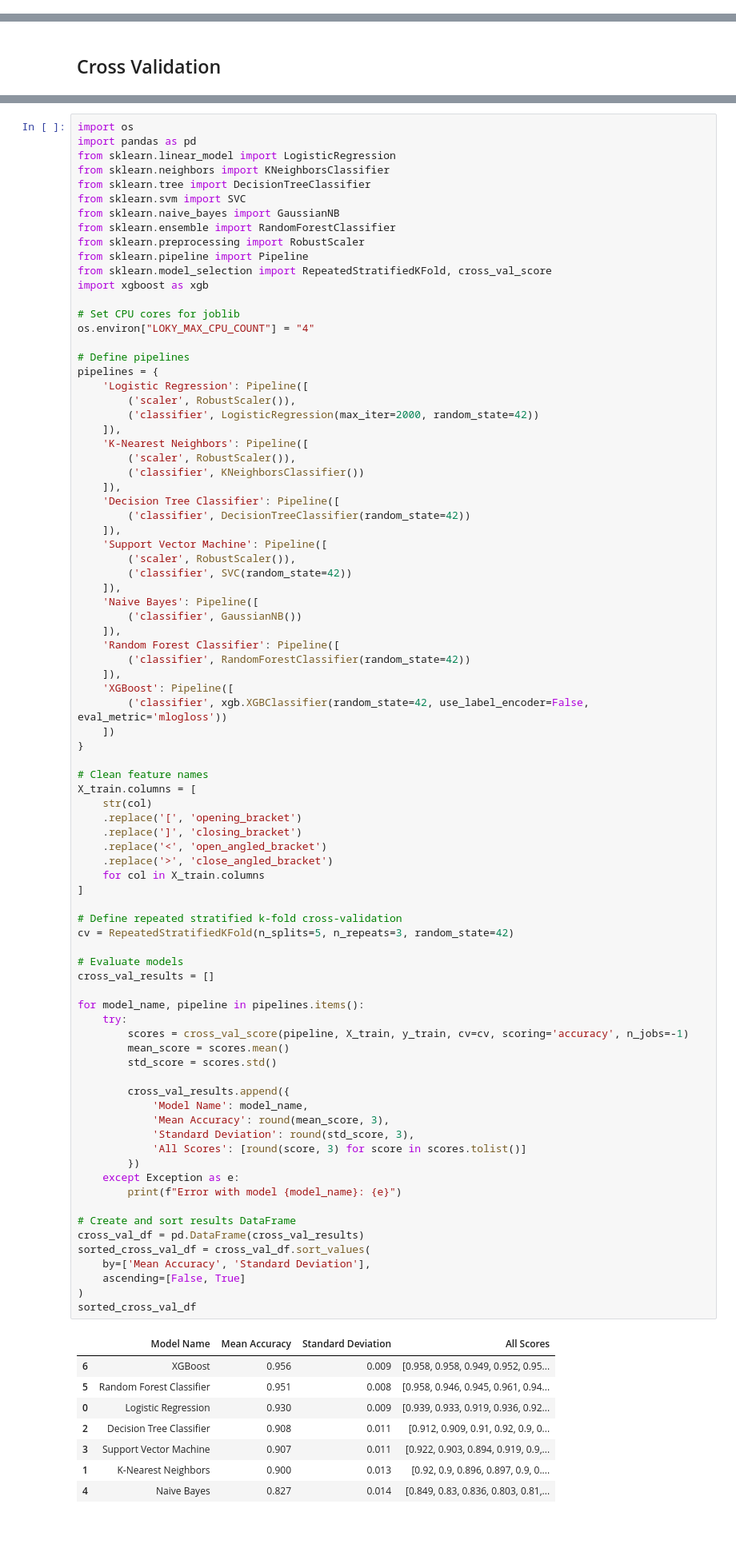
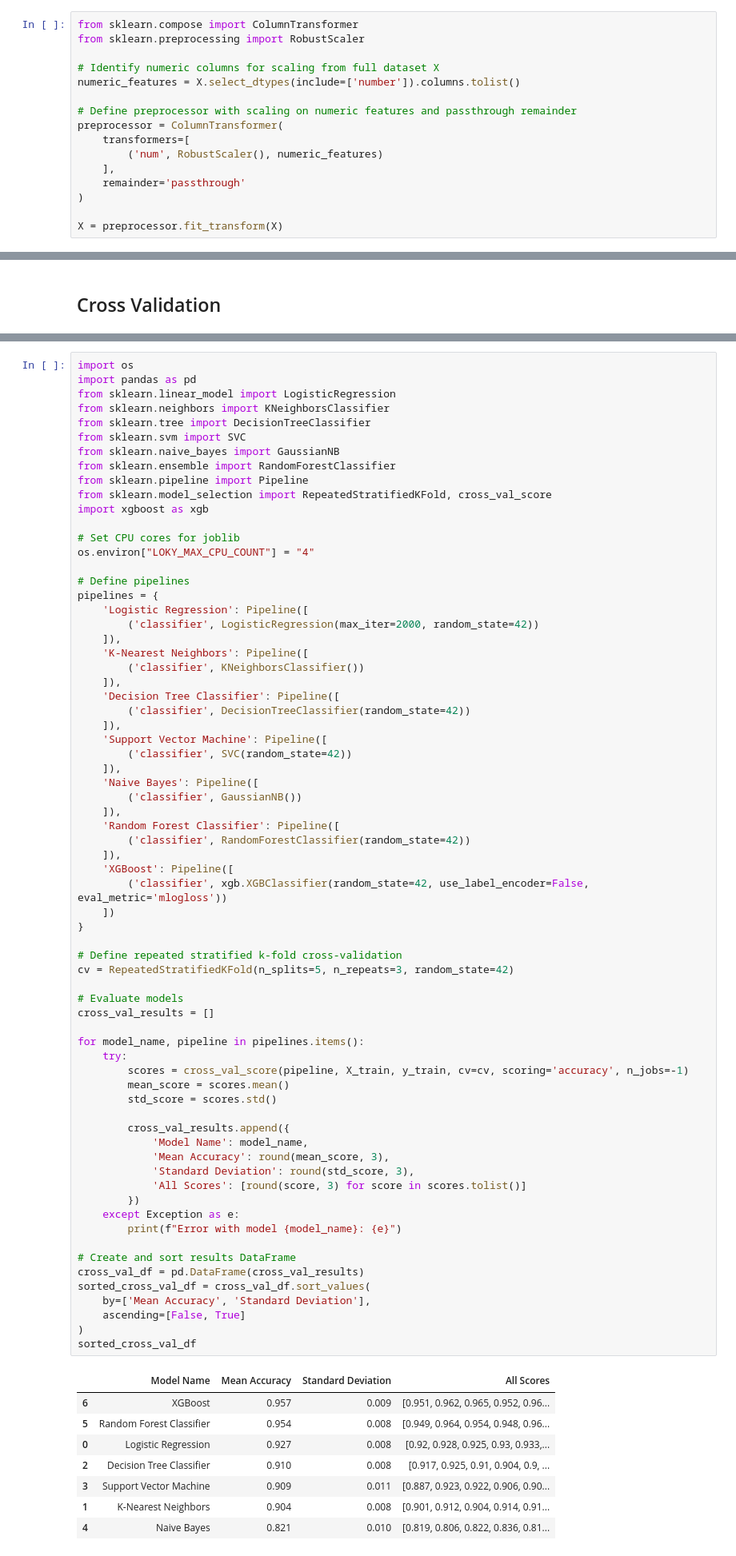
Before and after one commit to hansdarmawann/spambase-lgbm, a Jupyter notebook: spb_hd.ipynb, the cells around one changed output, grey strips where cells are left out. Shown at 80% size. Drawn from its saved outputs; the diff is of its cells as text; blank space fills up the shorter version.

Commit message:
Refactor the robust scaling pre-processing.

```diff
--- a/spb_hd.ipynb
+++ b/spb_hd.ipynb
@@ -317,3 +326,19 @@ The pairplot visualization displays the relationships and distributions of key f
+# %%
+from sklearn.compose import ColumnTransformer
+from sklearn.preprocessing import RobustScaler
+
+# Identify numeric columns for scaling from full dataset X
+numeric_features = X.select_dtypes(include=['number']).columns.tolist()
+
+# Define preprocessor with scaling on numeric features and passthrough remainder
+preprocessor = ColumnTransformer(
+    transformers=[
+        ('num', RobustScaler(), numeric_features)
+    ],
+    remainder='passthrough'
+)
+
+X = preprocessor.fit_transform(X)
 # %% [markdown]
 ## Train-Test Split
 # %%
@@ -414,7 +434,6 @@ from sklearn.tree import DecisionTreeClassifier
 from sklearn.svm import SVC
 from sklearn.naive_bayes import GaussianNB
 from sklearn.ensemble import RandomForestClassifier
-from sklearn.preprocessing import RobustScaler
 from sklearn.pipeline import Pipeline
 from sklearn.model_selection import RepeatedStratifiedKFold, cross_val_score
 import xgboost as xgb
@@ -425,18 +444,15 @@ os.environ["LOKY_MAX_CPU_COUNT"] = "4"
 # Define pipelines
 pipelines = {
     'Logistic Regression': Pipeline([
-        ('scaler', RobustScaler()),
         ('classifier', LogisticRegression(max_iter=2000, random_state=42))
     ]),
     'K-Nearest Neighbors': Pipeline([
-        ('scaler', RobustScaler()),
         ('classifier', KNeighborsClassifier())
     ]),
     'Decision Tree Classifier': Pipeline([
         ('classifier', DecisionTreeClassifier(random_state=42))
     ]),
     'Support Vector Machine': Pipeline([
-        ('scaler', RobustScaler()),
         ('classifier', SVC(random_state=42))
     ]),
     'Naive Bayes': Pipeline([
@@ -449,52 +465,42 @@ pipelines = {
         ('classifier', xgb.XGBClassifier(random_state=42, use_label_encoder=False, eval_metric='mlogloss'))
     ])
 }
-
-# Clean feature names
-X_train.columns = [
-    str(col)
-    .replace('[', 'opening_bracket')
-    .replace(']', 'closing_bracket')
-    .replace('<', 'open_angled_bracket')
-    .replace('>', 'close_angled_bracket')
-    for col in X_train.columns
-]
 
 # Define repeated stratified k-fold cross-validation
 cv = RepeatedStratifiedKFold(n_splits=5, n_repeats=3, random_state=42)
 
 # Evaluate models
 cross_val_results = []
 
 for model_name, pipeline in pipelines.items():
     try:
         scores = cross_val_score(pipeline, X_train, y_train, cv=cv, scoring='accuracy', n_jobs=-1)
         mean_score = scores.mean()
         std_score = scores.std()
 
         cross_val_results.append({
             'Model Name': model_name,
             'Mean Accuracy': round(mean_score, 3),
             'Standard Deviation': round(std_score, 3),
             'All Scores': [round(score, 3) for score in scores.tolist()]
         })
     except Exception as e:
         print(f"Error with model {model_name}: {e}")
 
 # Create and sort results DataFrame
 cross_val_df = pd.DataFrame(cross_val_results)
 sorted_cross_val_df = cross_val_df.sort_values(
     by=['Mean Accuracy', 'Standard Deviation'],
     ascending=[False, True]
 )
 sorted_cross_val_df
 # %% [output]
 |  | Model Name | Mean Accuracy | Standard Deviation | All Scores |
-| 6 | XGBoost | 0.956 | 0.009 | [0.958, 0.958, 0.949, 0.952, 0.95... |
-| 5 | Random Forest Classifier | 0.951 | 0.008 | [0.958, 0.946, 0.945, 0.961, 0.94... |
-| 0 | Logistic Regression | 0.930 | 0.009 | [0.939, 0.933, 0.919, 0.936, 0.92... |
-| 2 | Decision Tree Classifier | 0.908 | 0.011 | [0.912, 0.909, 0.91, 0.92, 0.9, 0... |
-| 3 | Support Vector Machine | 0.907 | 0.011 | [0.922, 0.903, 0.894, 0.919, 0.9,... |
-| 1 | K-Nearest Neighbors | 0.900 | 0.013 | [0.92, 0.9, 0.896, 0.897, 0.9, 0.... |
-| 4 | Naive Bayes | 0.827 | 0.014 | [0.849, 0.83, 0.836, 0.803, 0.81,... |
+| 6 | XGBoost | 0.957 | 0.009 | [0.951, 0.962, 0.965, 0.952, 0.96... |
+| 5 | Random Forest Classifier | 0.954 | 0.008 | [0.949, 0.964, 0.954, 0.948, 0.96... |
+| 0 | Logistic Regression | 0.927 | 0.008 | [0.92, 0.928, 0.925, 0.93, 0.933,... |
+| 2 | Decision Tree Classifier | 0.910 | 0.008 | [0.917, 0.925, 0.91, 0.904, 0.9, ... |
+| 3 | Support Vector Machine | 0.909 | 0.011 | [0.887, 0.923, 0.922, 0.906, 0.90... |
+| 1 | K-Nearest Neighbors | 0.904 | 0.008 | [0.901, 0.912, 0.904, 0.914, 0.91... |
+| 4 | Naive Bayes | 0.821 | 0.010 | [0.819, 0.806, 0.822, 0.836, 0.81... |
 # %% [markdown]
```
Also changed, not shown: parts of 7 cells of this notebook.
